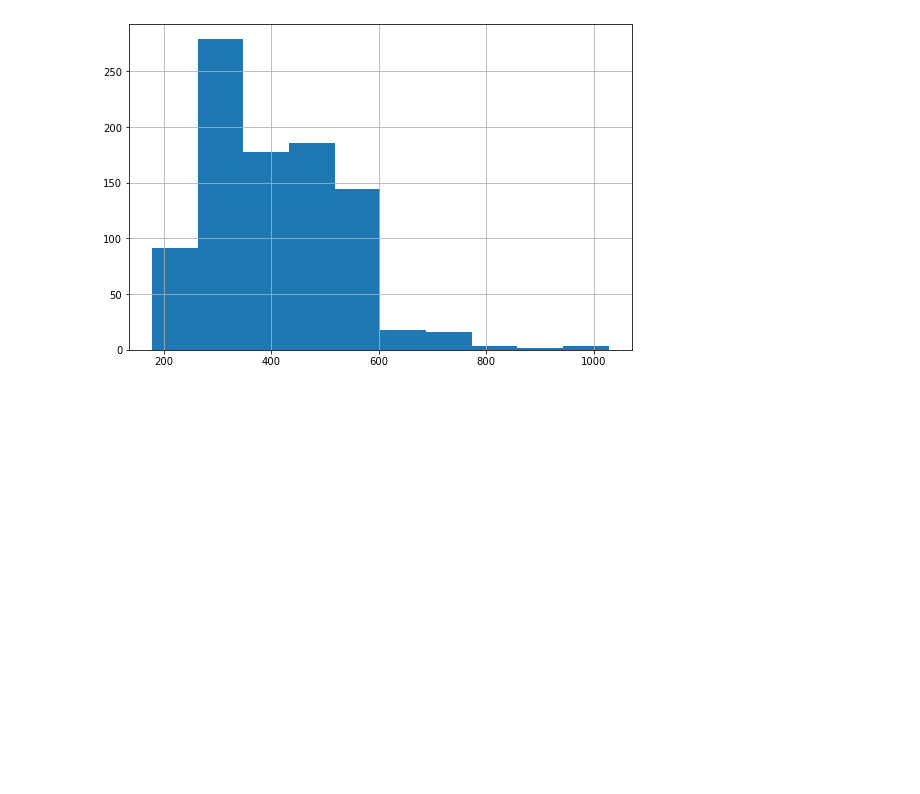
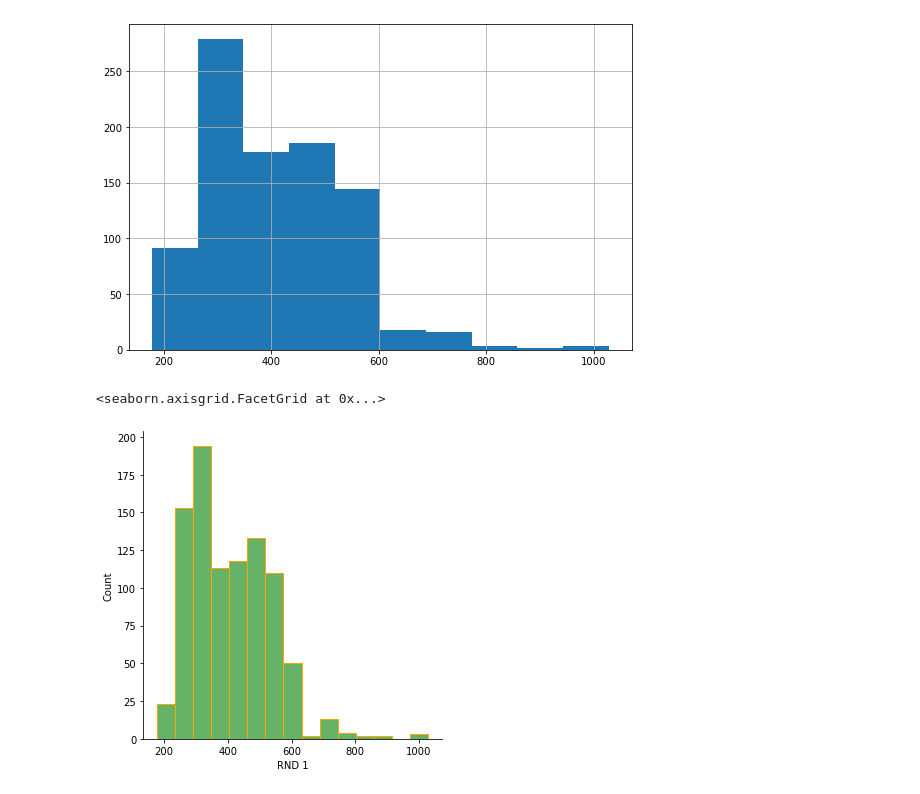
Before and after one commit to conor-mccaffrey/cao-points, a Jupyter notebook: cao-points-analysis.ipynb, the cells around one changed output. Cells and saved outputs as stored; diff of their text form; code cells hidden in the pictures; blank space fills up the shorter version.

Commit message:
imported seaborn and tested

```diff
--- a/cao-points-analysis.ipynb
+++ b/cao-points-analysis.ipynb
@@ -522,3 +524,8 @@ df2021['RND 1'].hist(figsize = (9,6))
 # %% [output]
 <AxesSubplot:>
 [figure]
+# %%
+sns.displot(df2021['RND 1'], kde= False, bins = 15, color = 'green', edgecolor = 'orange', alpha=0.6)
+# %% [output]
+<seaborn.axisgrid.FacetGrid at 0x...>
+[figure, added]
```
Also changed, not shown: parts of 3 cells of this notebook, 6 other files.
